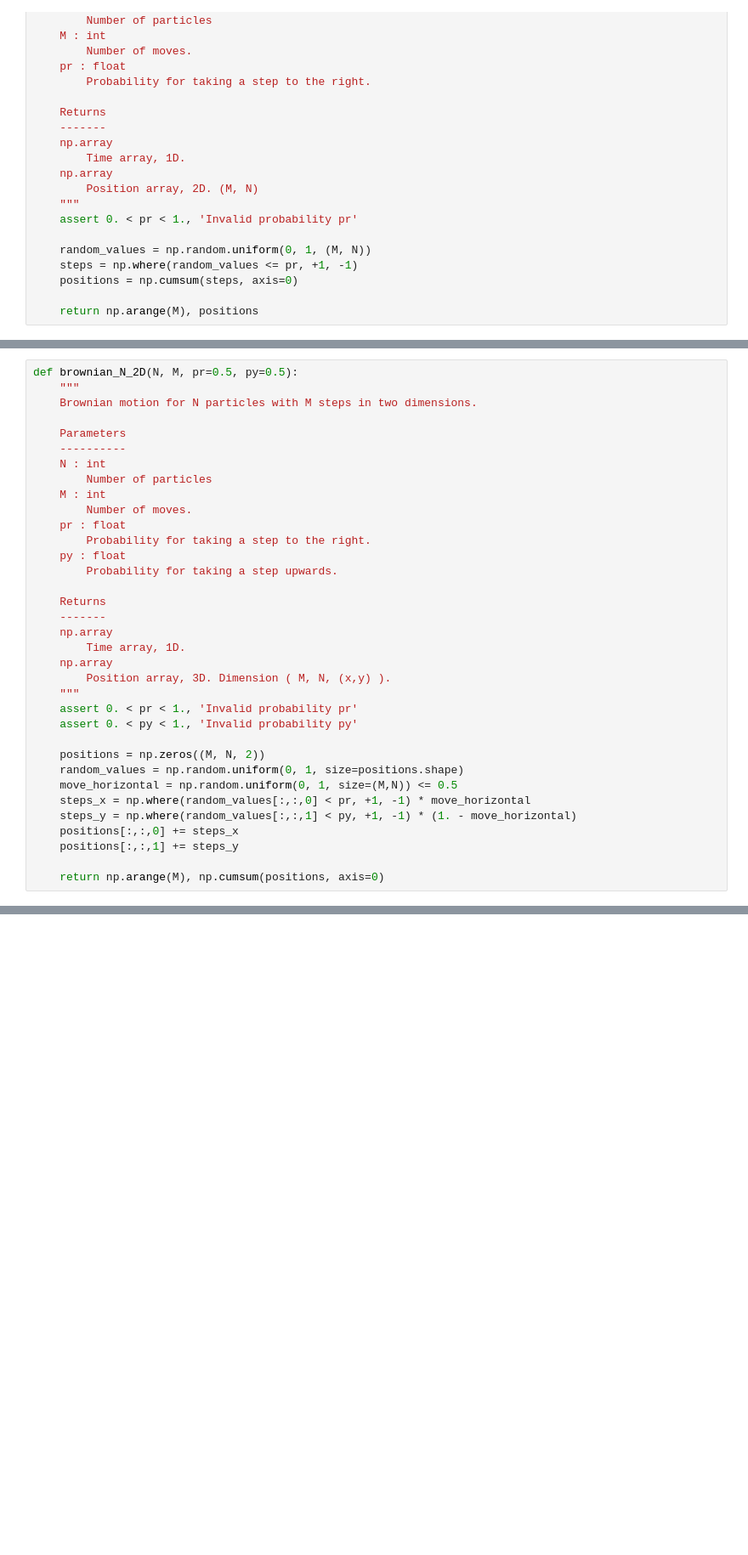
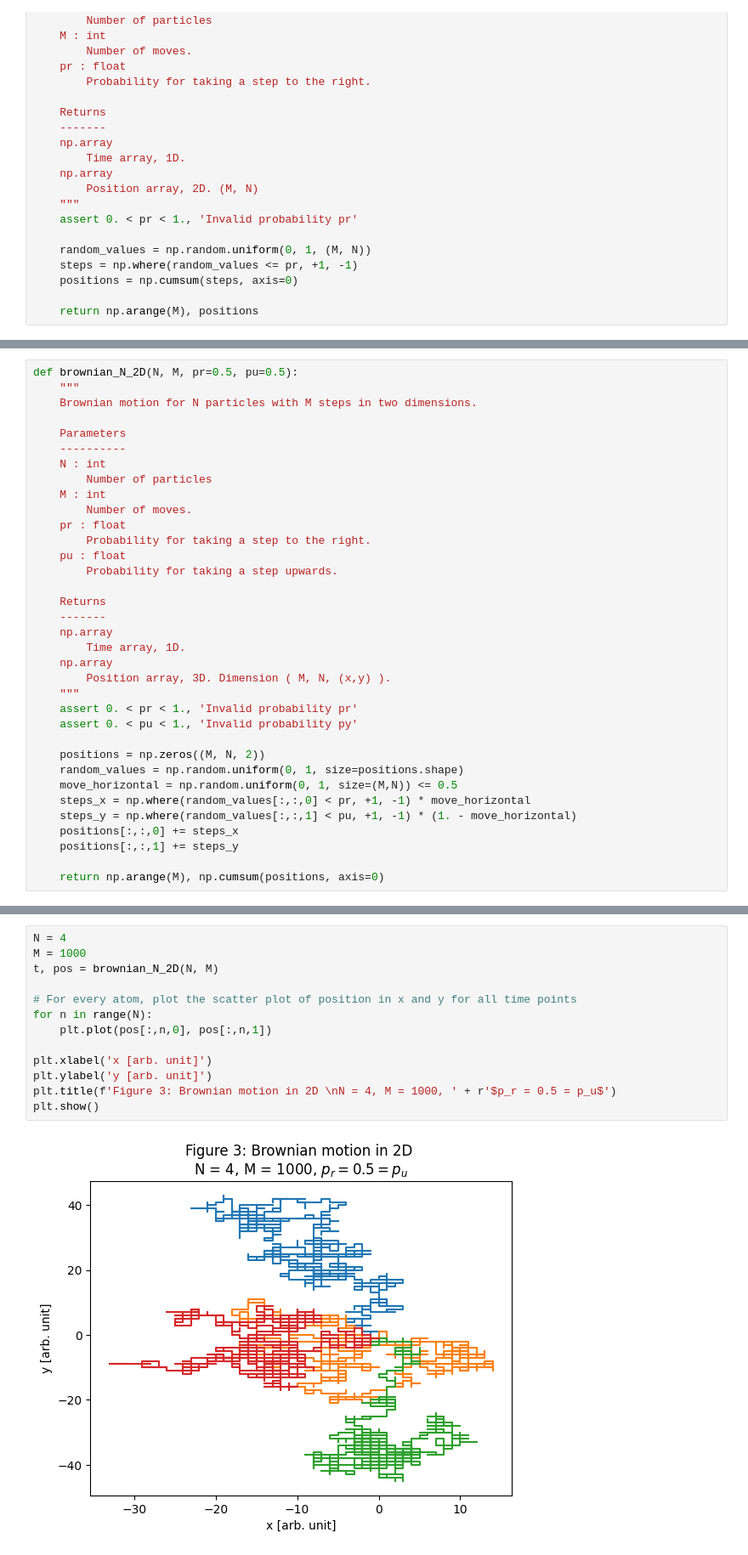
Before and after one commit to willidu/TMA4320, a Jupyter notebook: project/rapport.ipynb, the cells around one changed output, grey strips where cells are left out. Shown at 85% size. Cells and saved outputs as stored; diff of their text form; blank space fills up the shorter version.

```diff
--- a/project/rapport.ipynb
+++ b/project/rapport.ipynb
@@ -192,5 +303,5 @@ def brownian_N_1D_vectorized(N, M, pr=0.5):
 # %%
-def brownian_N_2D(N, M, pr=0.5, py=0.5):
+def brownian_N_2D(N, M, pr=0.5, pu=0.5):
     """
     Brownian motion for N particles with M steps in two dimensions.
 
@@ -202,7 +313,7 @@ def brownian_N_2D(N, M, pr=0.5, py=0.5):
         Number of moves.
     pr : float
         Probability for taking a step to the right.
-    py : float
+    pu : float
         Probability for taking a step upwards.
 
     Returns
@@ -213,13 +324,13 @@ def brownian_N_2D(N, M, pr=0.5, py=0.5):
         Position array, 3D. Dimension ( M, N, (x,y) ).
     """
     assert 0. < pr < 1., 'Invalid probability pr'
-    assert 0. < py < 1., 'Invalid probability py'
+    assert 0. < pu < 1., 'Invalid probability py'
 
     positions = np.zeros((M, N, 2))
     random_values = np.random.uniform(0, 1, size=positions.shape)
     move_horizontal = np.random.uniform(0, 1, size=(M,N)) <= 0.5
     steps_x = np.where(random_values[:,:,0] < pr, +1, -1) * move_horizontal
-    steps_y = np.where(random_values[:,:,1] < py, +1, -1) * (1. - move_horizontal)
+    steps_y = np.where(random_values[:,:,1] < pu, +1, -1) * (1. - move_horizontal)
     positions[:,:,0] += steps_x
     positions[:,:,1] += steps_y
 
@@ -226,0 +343,15 @@ def brownian_N_2D(N, M, pr=0.5, py=0.5):
+# %%
+N = 4
+M = 1000
+t, pos = brownian_N_2D(N, M)
+
+# For every atom, plot the scatter plot of position in x and y for all time points
+for n in range(N):
+    plt.plot(pos[:,n,0], pos[:,n,1])
+
+plt.xlabel('x [arb. unit]')
+plt.ylabel('y [arb. unit]')
+plt.title(f'Figure 3: Brownian motion in 2D \nN = 4, M = 1000, ' + r'$p_r = 0.5 = p_u$')
+plt.show()
+# %% [output]
+[figure, added]
```
Also changed, not shown: parts of 70 cells of this notebook, 2 other files.
